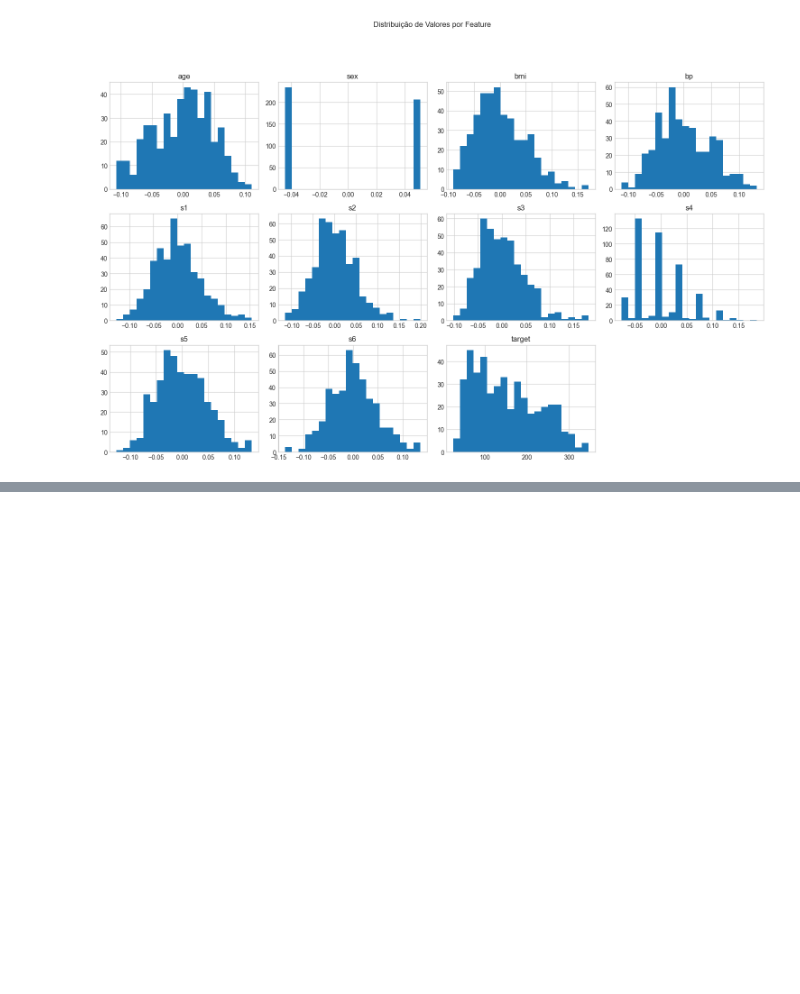
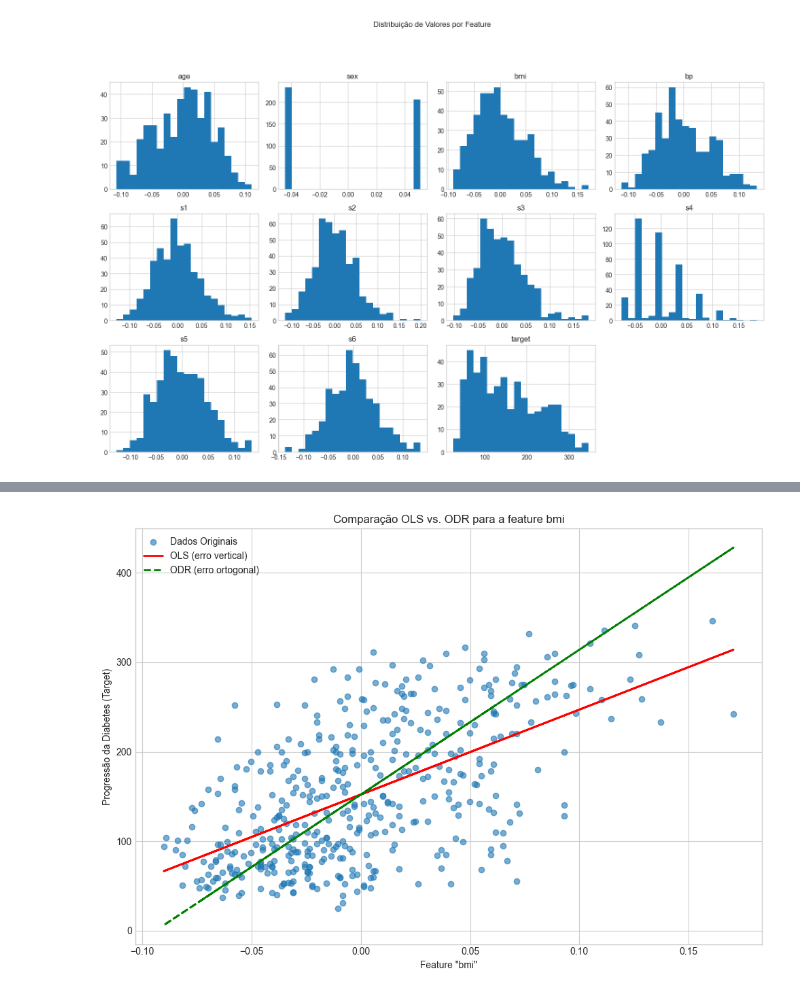
Before and after one commit to Gustavo-b017/IA, a Jupyter notebook: CP1/cp1.ipynb, the cells around one changed output, grey strips where cells are left out. Cells and saved outputs as stored; diff of their text form; code cells hidden in the pictures; blank space fills up the shorter version.

```diff
--- a/CP1/cp1.ipynb
+++ b/CP1/cp1.ipynb
@@ -334,0 +357,84 @@ ODR -> Inclinação (m): 1500.00, Intercepto (b): 152.12
+# %%
+# ===========================================================
+# Célula 7: Parte B — Comparação OLS vs. ODR (corrigida)
+# ===========================================================
+
+# --- 1) Preparar Dados (uma feature) ---
+X_bmi = df[['bmi']].values          # coluna já ~padronizada como feature do dataset
+y_target = df['target'].values.reshape(-1, 1)  # target em escala original
+
+# --- 2) Padronizar X e Y para ODR/OLS JUSTOS (perda é geométrica) ---
+sx = StandardScaler().fit(X_bmi)
+sy = StandardScaler().fit(y_target)
+
+Xz = sx.transform(X_bmi).ravel()    # z-score de X
+Yz = sy.transform(y_target).ravel() # z-score de Y
+
+# --- 3) OLS MANUAL em z-score (regressão simples) ---
+# m = cov(Xz, Yz)/var(Xz);  b = mean(Yz) - m*mean(Xz)
+x_bar = float(np.mean(Xz))
+y_bar = float(np.mean(Yz))
+cov_xy = float(np.mean((Xz - x_bar)*(Yz - y_bar)))
+var_x  = float(np.mean((Xz - x_bar)**2)) + 1e-12
+m_ols = cov_xy / var_x
+b_ols = y_bar - m_ols * x_bar
+
+# --- 4) ODR/TLS em z-score: minimizar distância perpendicular ---
+def odr_loss(m, b):
+    r = m*Xz + b - Yz
+    return np.sum(r*r) / (m*m + 1.0 + 1e-12)
+
+# Busca apenas em m (faixa coerente em z-score); b "fechado" (média dos resíduos = 0)
+best_m, best_b, best_L = None, None, np.inf
+for m in np.linspace(-3.0, 3.0, 601):
+    b = float(np.mean(Yz - m*Xz))
+    L = odr_loss(m, b)
+    if L < best_L:
+        best_m, best_b, best_L = m, b, L
+
+# --- 5) Converter retas (z-score -> escala original) para plot e impressão ---
+# y_hat = mean_y + scale_y * ( m * ( (x - mean_x)/scale_x ) + b )
+# slope_original = (scale_y/scale_x) * m
+# intercept_original = mean_y + scale_y*b - slope_original * mean_x
+scale_x, mean_x = float(sx.scale_), float(sx.mean_)
+scale_y, mean_y = float(sy.scale_), float(sy.mean_)
+
+def to_original_params(m, b):
+    slope = (scale_y/scale_x) * m
+    inter = mean_y + scale_y*b - slope*mean_x
+    return slope, inter
+
+m_ols_orig, b_ols_orig   = to_original_params(m_ols,  b_ols)
+m_odr_orig, b_odr_orig   = to_original_params(best_m, best_b)
+
+def line_in_original(m, b, x_original):
+    xz = (x_original - mean_x) / scale_x
+    yz = m * xz + b
+    return mean_y + scale_y * yz
+
+# --- 6) Plot da Comparação (em escala original) ---
+plt.style.use('seaborn-v0_8-whitegrid')
+plt.figure(figsize=(10, 7))
+plt.scatter(X_bmi, y_target, alpha=0.6, label='Dados Originais')
+
+# OLS e ODR reconvertidos
+plt.plot(X_bmi, line_in_original(m_ols,  b_ols,  X_bmi),  color='red',   lw=2, label='OLS (erro vertical)')
+plt.plot(X_bmi, line_in_original(best_m, best_b, X_bmi),  color='green', lw=2, ls='--', label='ODR (erro ortogonal)')
+
+plt.title('Comparação OLS vs. ODR para a feature bmi')
+plt.xlabel('Feature "bmi"')
+plt.ylabel('Progressão da Diabetes (Target)')
+plt.legend()
+plt.tight_layout()
+plt.show()
+
+# --- 7) Resultados dos Coeficientes (em z-score e em escala original) ---
+print("\n--- Coeficientes em z-score ---")
+print(f"OLS_z -> m={m_ols:.6f},  b={b_ols:.6f}")
+print(f"ODR_z -> m={best_m:.6f},  b={best_b:.6f}")
+
+print("\n--- Coeficientes na escala ORIGINAL ---")
+print(f"OLS   -> Inclinação (m): {m_ols_orig:.6f}, Intercepto (b): {b_ols_orig:.6f}")
+print(f"ODR   -> Inclinação (m): {m_odr_orig:.6f}, Intercepto (b): {b_odr_orig:.6f}")
+# %% [output]
+[figure, added]
```
Also changed, not shown: parts of 8 cells of this notebook, 50 other files.
